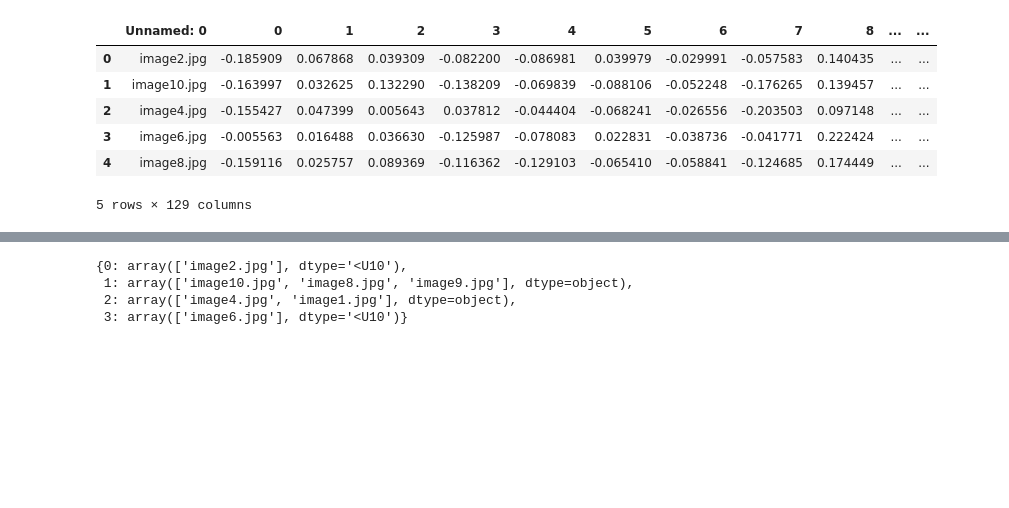
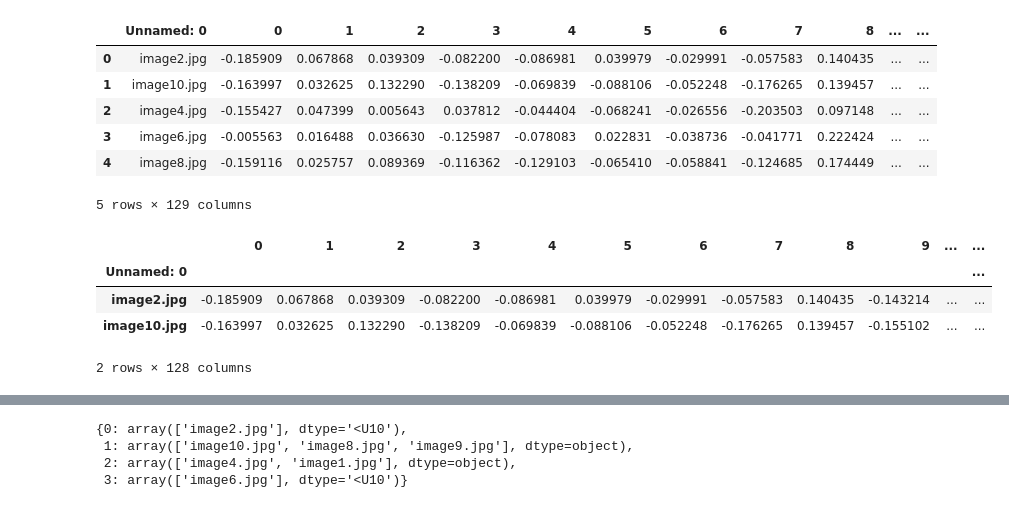
Before and after one commit to mhmohona/MicrosoftML-ProjectShowcasing, a Jupyter notebook: project/gagan/Main.ipynb, the cells around one changed output, grey strips where cells are left out. Drawn from its saved outputs; the diff is of its cells as text; code cells hidden in the pictures; blank space fills up the shorter version.

```diff
--- a/project/gagan/Main.ipynb
+++ b/project/gagan/Main.ipynb
@@ -26,6 +24,13 @@ df.head()
 5 rows × 129 columns
 # %%
 df = df.set_index('Unnamed: 0')
+df.head(2)
+# %% [output]
+|  | 0 | 1 | 2 | 3 | 4 | 5 | 6 | 7 | 8 | 9 | ... | ... |
+| Unnamed: 0 |  |  |  |  |  |  |  |  |  |  |  | ... |
+| image2.jpg | -0.185909 | 0.067868 | 0.039309 | -0.082200 | -0.086981 | 0.039979 | -0.029991 | -0.057583 | 0.140435 | -0.143214 | ... | ... |
+| image10.jpg | -0.163997 | 0.032625 | 0.132290 | -0.138209 | -0.069839 | -0.088106 | -0.052248 | -0.176265 | 0.139457 | -0.155102 | ... | ... |
+2 rows × 128 columns
 # %%
 obj_model = FaceTaggingModel(keypoints_df=df, train_images_path=TRAIN_IMAGES_DIR)
 # %%
```
Also changed, not shown: parts of 3 cells of this notebook, 2 other files.
